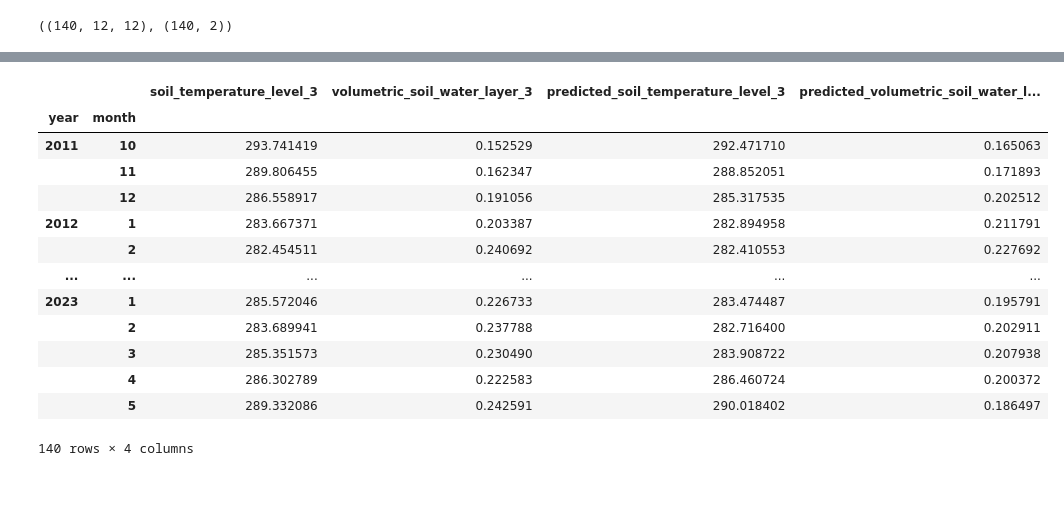
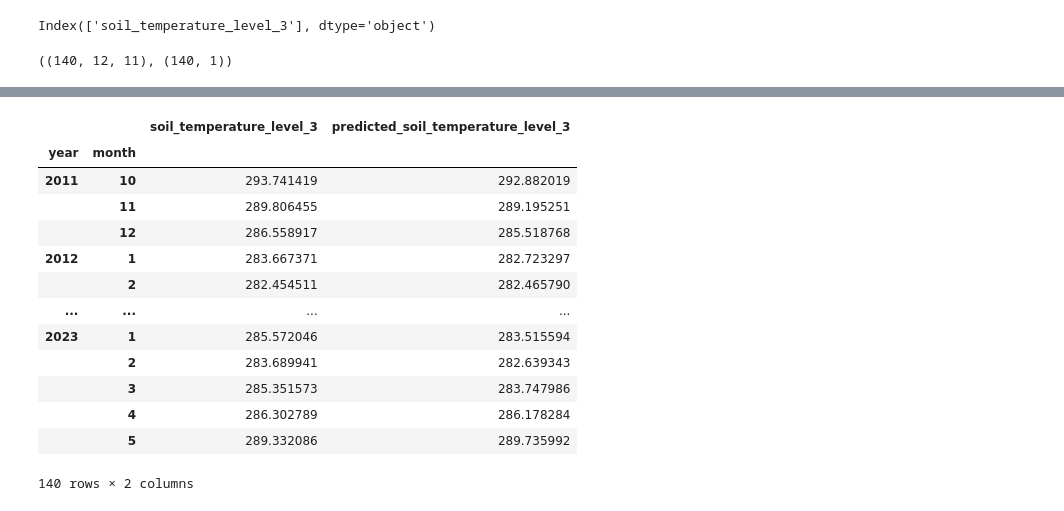
Before and after one commit to PeppeOsmio/tesi, a Jupyter notebook: test_model.ipynb, the cells around one changed output, grey strips where cells are left out. Drawn from its saved outputs; the diff is of its cells as text; code cells hidden in the pictures.

```diff
--- a/test_model.ipynb
+++ b/test_model.ipynb
@@ -77,6 +90,11 @@ Epoch 50/50
 # %%
 from tesi.zappai.repositories.climate_generative_model_repository import (
     ClimateGenerativeModelRepository,
+    FEATURES,
+    TARGET,
+    CMIP5_VARIABLES,
+    SEQ_LENGTH,
+    add_sin_cos_year
 )
 
 
@@ -90,8 +108,8 @@ df_test = ClimateDataDTO.from_list_to_dataframe(
     )
 )
 
-df_test = ClimateGenerativeModelRepository.add_sin_cos_year(df_test)
+df_test = add_sin_cos_year(df_test)
 # %%
-x_df_test = df_test[ClimateGenerativeModelRepository.get_features()]
+x_df_test = df_test[FEATURES]
 x_df_test
 # %% [output]
@@ -112,4 +130,4 @@ x_df_test
 # %%
-y_df_test = df_test[ClimateGenerativeModelRepository.get_target()]
+y_df_test = df_test[TARGET]
 y_df_test
 # %% [output]
@@ -132,20 +150,22 @@ from typing import cast
 
 from tesi.zappai.repositories.climate_generative_model_repository import ClimateGenerativeModelRepository
 
+print(y_df_test.columns)
 
-x_test_scaled = cast(np.ndarray, x_scaler.transform(x_df_test))
-y_test_scaled = cast(np.ndarray, y_scaler.transform(y_df_test))
+x_test_scaled = cast(np.ndarray, x_scaler.transform(x_df_test.to_numpy()))
+y_test_scaled = cast(np.ndarray, y_scaler.transform(y_df_test.to_numpy()))
 
 x_test_formatted, y_test_formatted = ClimateGenerativeModelRepository.format_data(x=x_test_scaled, y=y_test_scaled)
 x_test_formatted.shape, y_test_formatted.shape
 # %% [output]
-((140, 12, 12), (140, 2))
+Index(['soil_temperature_level_3'], dtype='object')
+((140, 12, 11), (140, 1))
 # %%
 predictions = model.predict(x_test_formatted)
 inverse_scaled_predictions = cast(np.ndarray, y_scaler.inverse_transform(predictions))
-predictions_df = pd.DataFrame(data=inverse_scaled_predictions, columns=ClimateGenerativeModelRepository.get_target())
-y_df_plot = y_df_test[:-ClimateGenerativeModelRepository.get_seq_length()].copy().reset_index()
-for target in ClimateGenerativeModelRepository.get_target():
+predictions_df = pd.DataFrame(data=inverse_scaled_predictions, columns=TARGET)
+y_df_plot = y_df_test[:-SEQ_LENGTH].copy().reset_index()
+for target in TARGET:
     y_df_plot[f"predicted_{target}"] = predictions_df[target]
 y_df_plot = y_df_plot.set_index(keys=["year", "month"], drop=True)
 y_df_plot
@@ -154,15 +174,15 @@ y_df_plot
-|  |  | soil_temperature_level_3 | volumetric_soil_water_layer_3 | predicted_soil_temperature_level_3 | predicted_volumetric_soil_water_l... |
-| year | month |  |  |  |  |
-| 2011 | 10 | 293.741419 | 0.152529 | 292.471710 | 0.165063 |
-|  | 11 | 289.806455 | 0.162347 | 288.852051 | 0.171893 |
-|  | 12 | 286.558917 | 0.191056 | 285.317535 | 0.202512 |
-| 2012 | 1 | 283.667371 | 0.203387 | 282.894958 | 0.211791 |
-|  | 2 | 282.454511 | 0.240692 | 282.410553 | 0.227692 |
-| ... | ... | ... | ... | ... | ... |
-| 2023 | 1 | 285.572046 | 0.226733 | 283.474487 | 0.195791 |
-|  | 2 | 283.689941 | 0.237788 | 282.716400 | 0.202911 |
-|  | 3 | 285.351573 | 0.230490 | 283.908722 | 0.207938 |
-|  | 4 | 286.302789 | 0.222583 | 286.460724 | 0.200372 |
-|  | 5 | 289.332086 | 0.242591 | 290.018402 | 0.186497 |
+|  |  | soil_temperature_level_3 | predicted_soil_temperature_level_3 |
+| year | month |  |  |
+| 2011 | 10 | 293.741419 | 292.882019 |
+|  | 11 | 289.806455 | 289.195251 |
+|  | 12 | 286.558917 | 285.518768 |
+| 2012 | 1 | 283.667371 | 282.723297 |
+|  | 2 | 282.454511 | 282.465790 |
+| ... | ... | ... | ... |
+| 2023 | 1 | 285.572046 | 283.515594 |
+|  | 2 | 283.689941 | 282.639343 |
+|  | 3 | 285.351573 | 283.747986 |
+|  | 4 | 286.302789 | 286.178284 |
+|  | 5 | 289.332086 | 289.735992 |
-140 rows × 4 columns
+140 rows × 2 columns
 # %%
```
Also changed, not shown: parts of 10 cells of this notebook, 1 other file.
